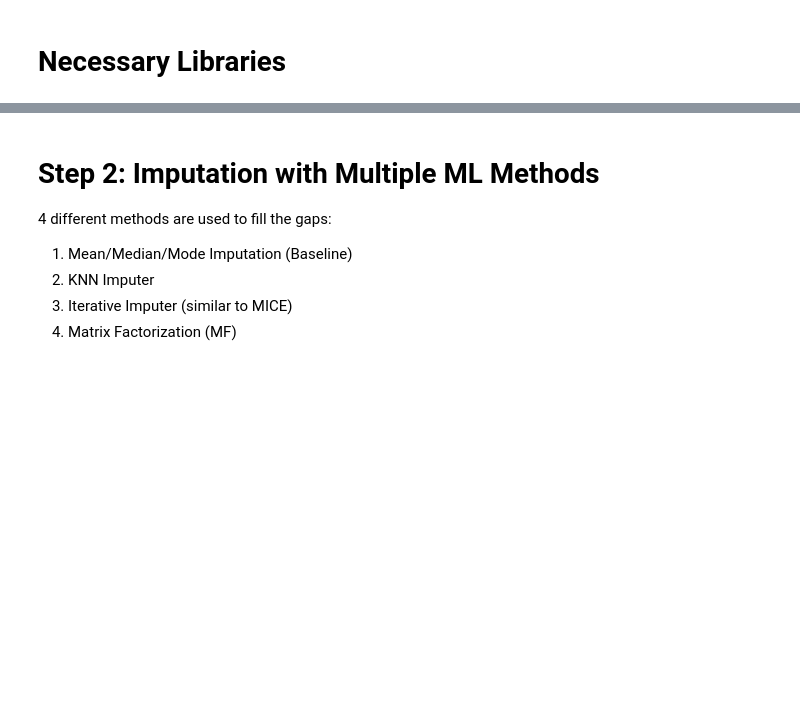
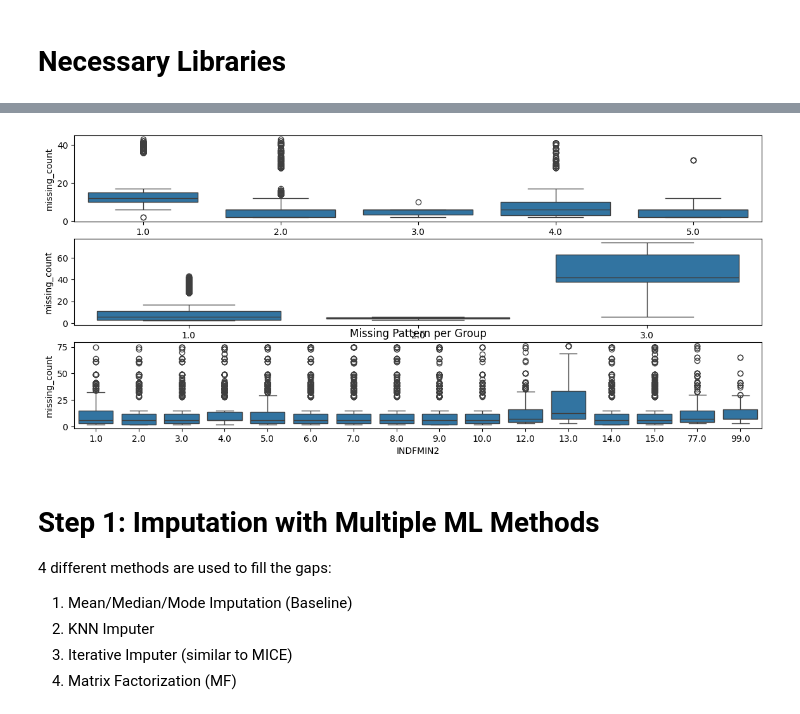
Before and after one commit to Alipeivand1376/APy, a Jupyter notebook: MissingData.ipynb, the cells around one changed output, grey strips where cells are left out. Saved outputs shown, nothing was run; the diff lists cells and outputs as text; code cells hidden in the pictures; blank space fills up the shorter version.

```diff
--- a/MissingData.ipynb
+++ b/MissingData.ipynb
@@ -22,5 +81,18 @@ warnings.simplefilter(action='ignore', category=FutureWarning)
+# %%
+plt.figure(figsize=(14, 6))
+plt.subplot(3, 1, 1)
+df['missing_count'] = df.isnull().sum(axis=1)
+sns.boxplot(data=df, x='OHX28TC', y='missing_count')
+plt.subplot(3, 1, 2)
+sns.boxplot(data=df, x='OHDDESTS', y='missing_count')
+plt.subplot(3, 1, 3)
+sns.boxplot(data=df, x='INDFMIN2', y='missing_count')
+plt.title("Missing Pattern per Group")
+plt.show()
+# %% [output]
+[figure, added]
 # %% [markdown]
-# Step 2: Imputation with Multiple ML Methods
+# Step 1: Imputation with Multiple ML Methods
 4 different methods are used to fill the gaps:
 1. Mean/Median/Mode Imputation (Baseline)
 2. KNN Imputer
```
Also changed, not shown: parts of 13 cells of this notebook.
